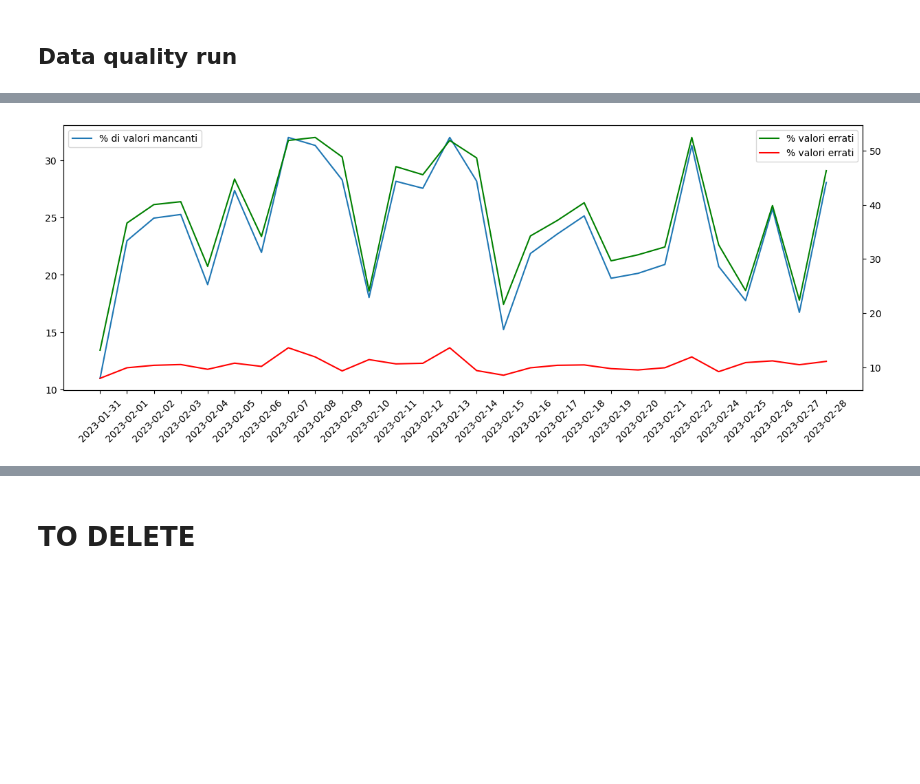
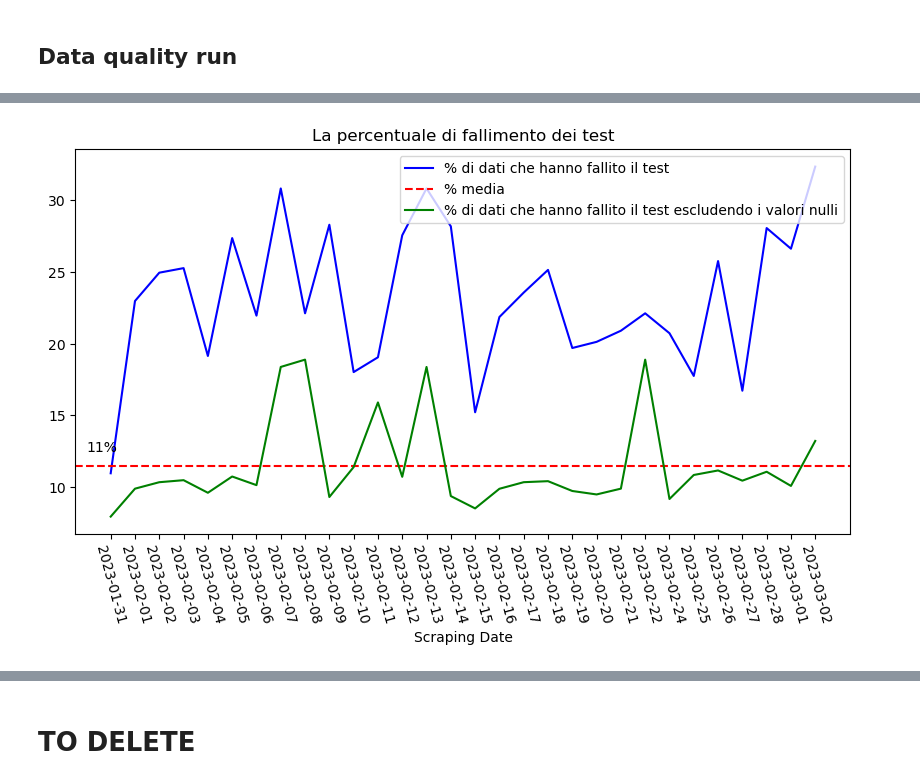
Before and after one commit to casulippo/Thesis---Data-Quality-Project, a Jupyter notebook: notebook/DataQualityResults.ipynb, the cells around one changed output, grey strips where cells are left out. Drawn from its saved outputs; the diff is of its cells as text; code cells hidden in the pictures; blank space fills up the shorter version.

```diff
--- a/notebook/DataQualityResults.ipynb
+++ b/notebook/DataQualityResults.ipynb
@@ -47,6 +375,6 @@ No artists with labels found to put in legend.  Note that artists whose label st
 # %% [markdown]
 ## Data quality run
 # %%
-df = pd.read_csv(path + '/data_quality_overview.csv')
-df
+dfq = parse_json()[['scraping_date','column','expectation_type','element_count','unexpected_percent', 'unexpected_percent_nonmissing', 'missing_percent', 'unexpected_count']].iloc[:,1:]
+dfq
 # %% [output]
@@ -69,0 +394,3 @@ df
+# %%
+df_q = dfq.groupby(['scraping_date']).agg({'element_count':sum,'unexpected_count':sum, 'unexpected_percent':'mean', 'unexpected_percent_nonmissing':'mean', 'missing_percent':'mean' }).reset_index()
+df_q
@@ -70,14 +415,21 @@ df
 # %%
-fig, ax = plt.subplots(figsize=(15, 5))
-ax.plot(df['scraping_date'], df['unexpected_percent'], label='% di valori mancanti')
-plt.xticks(rotation=45)
-ax.legend(loc='upper left')
-ax2 = plt.twinx()
-ax2.plot(df['scraping_date'], df['missing_percent'], color='green', label='% valori errati')
-#ax3 = plt.twinx()
-ax2.plot(df['scraping_date'], df['unexpected_percent_nonmissing'], color='red', label='% valori errati')
+fig, ax = plt.subplots(figsize=(10, 5))
+
+ax.plot(df_q['scraping_date'], df_q['unexpected_percent'], label='% di dati che hanno fallito il test', color='blue')
+
+#ax.plot(df_q['scraping_date'], df_q['unexpected_percent_nonmissing']-df_q['unexpected_count'], label='N° di dati che hanno passato il controllo', color='green')
+ax.axhline(y=df_q['unexpected_percent_nonmissing'].mean(), color='red', linestyle='--', label='% media')
+
+ax.plot(df_q['scraping_date'], df_q['unexpected_percent_nonmissing'], label='% di dati che hanno fallito il test escludendo i valori nulli', color='green')
+ax.text(-1, df_q['unexpected_percent_nonmissing'].mean() + 1, str(round(df_q['unexpected_percent_nonmissing'].mean())) + '%', ha='left')
+
+#ax.text(13.5, df['total_rows'].min() + 2, df['total_rows'].min(), ha='center')
+#ax.plot(df['scraping_date'], df['ko_schedevalutazione'],  label='Offerte ottenute senza scheda di valutazione', color='red')
 plt.xlabel('Scraping Date')
-plt.legend(loc='upper right')
+
+plt.title('La percentuale di fallimento dei test')
+plt.xticks(rotation=-75)
+plt.legend()
 plt.show()
 # %% [output]
-[figure, old version]
+[figure, new version]
```
Also changed, not shown: parts of 18 cells of this notebook, 2 other files.
